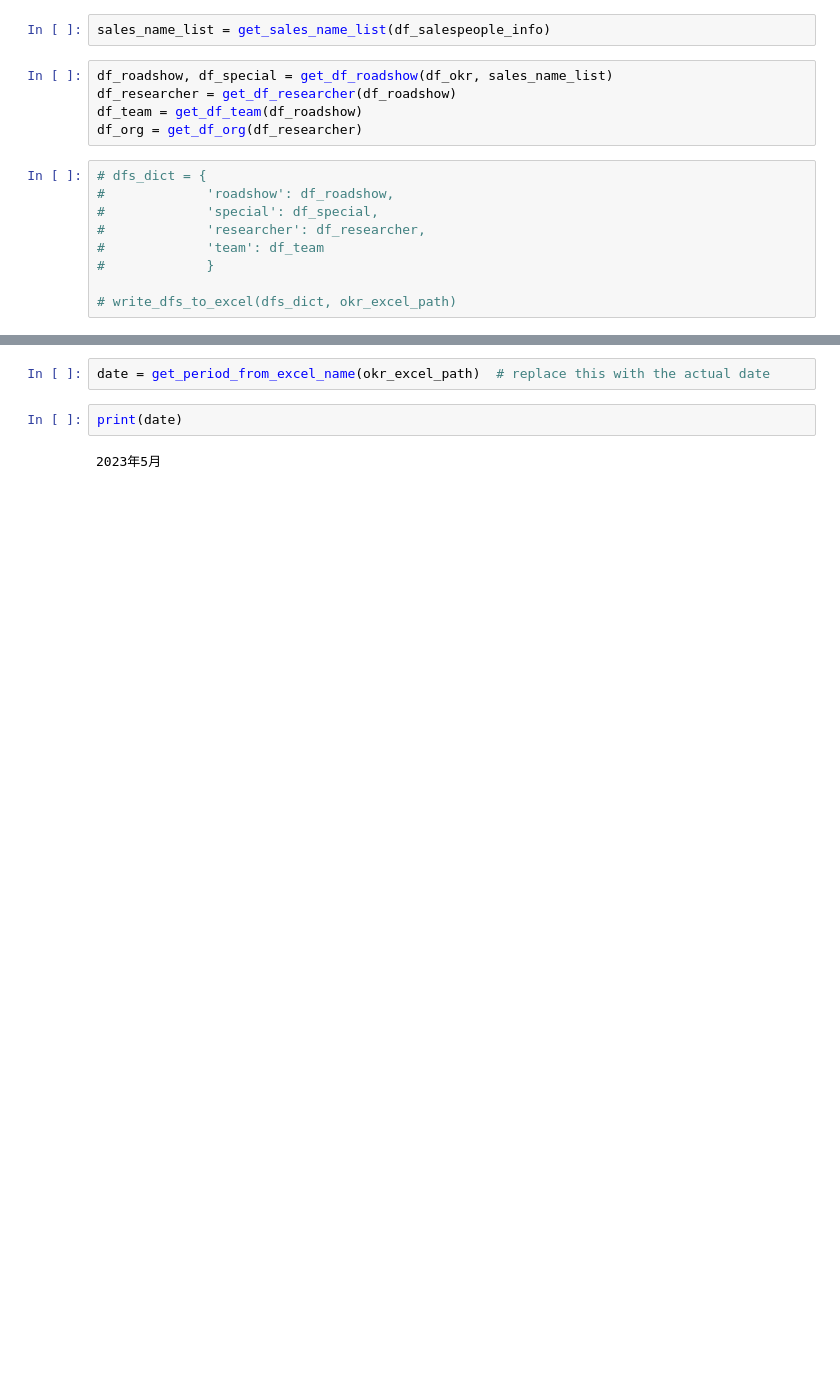
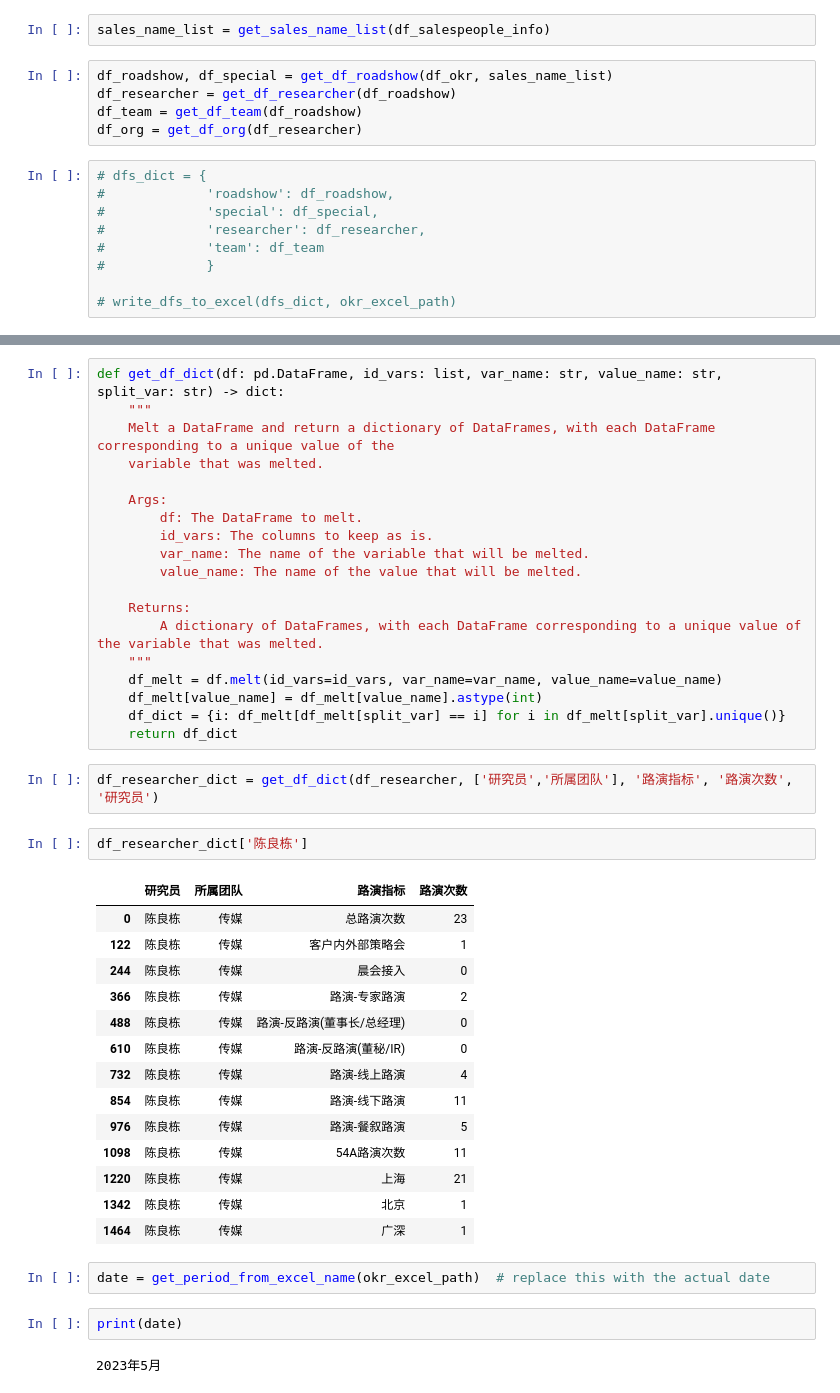
Before and after one commit to OuHaoyun/okr-evaluation, a Jupyter notebook: okr-eval-v2.ipynb, the cells around one changed output, grey strips where cells are left out. Drawn from its saved outputs; the diff is of its cells as text; blank space fills up the shorter version.

```diff
--- a/okr-eval-v2.ipynb
+++ b/okr-eval-v2.ipynb
@@ -33,3 +97,41 @@ df_team_dict = get_df_dict(df_team, ['所属团队'], '路演指标', '路演次
+# %%
+def get_df_dict(df: pd.DataFrame, id_vars: list, var_name: str, value_name: str, split_var: str) -> dict:
+    """
+    Melt a DataFrame and return a dictionary of DataFrames, with each DataFrame corresponding to a unique value of the
+    variable that was melted.
+
+    Args:
+        df: The DataFrame to melt.
+        id_vars: The columns to keep as is.
+        var_name: The name of the variable that will be melted.
+        value_name: The name of the value that will be melted.
+
+    Returns:
+        A dictionary of DataFrames, with each DataFrame corresponding to a unique value of the variable that was melted.
+    """
+    df_melt = df.melt(id_vars=id_vars, var_name=var_name, value_name=value_name)
+    df_melt[value_name] = df_melt[value_name].astype(int)
+    df_dict = {i: df_melt[df_melt[split_var] == i] for i in df_melt[split_var].unique()}
+    return df_dict
+# %%
+df_researcher_dict = get_df_dict(df_researcher, ['研究员','所属团队'], '路演指标', '路演次数', '研究员')
+# %%
+df_researcher_dict['陈良栋']
+# %% [output]
+|  | 研究员 | 所属团队 | 路演指标 | 路演次数 |
+| 0 | 陈良栋 | 传媒 | 总路演次数 | 23 |
+| 122 | 陈良栋 | 传媒 | 客户内外部策略会 | 1 |
+| 244 | 陈良栋 | 传媒 | 晨会接入 | 0 |
+| 366 | 陈良栋 | 传媒 | 路演-专家路演 | 2 |
+| 488 | 陈良栋 | 传媒 | 路演-反路演(董事长/总经理) | 0 |
+| 610 | 陈良栋 | 传媒 | 路演-反路演(董秘/IR) | 0 |
+| 732 | 陈良栋 | 传媒 | 路演-线上路演 | 4 |
+| 854 | 陈良栋 | 传媒 | 路演-线下路演 | 11 |
+| 976 | 陈良栋 | 传媒 | 路演-餐叙路演 | 5 |
+| 1098 | 陈良栋 | 传媒 | 54A路演次数 | 11 |
+| 1220 | 陈良栋 | 传媒 | 上海 | 21 |
+| 1342 | 陈良栋 | 传媒 | 北京 | 1 |
+| 1464 | 陈良栋 | 传媒 | 广深 | 1 |
 # %%
 date = get_period_from_excel_name(okr_excel_path)  # replace this with the actual date
 # %%
```
Also changed, not shown: parts of 6 cells of this notebook, 1 other file.
